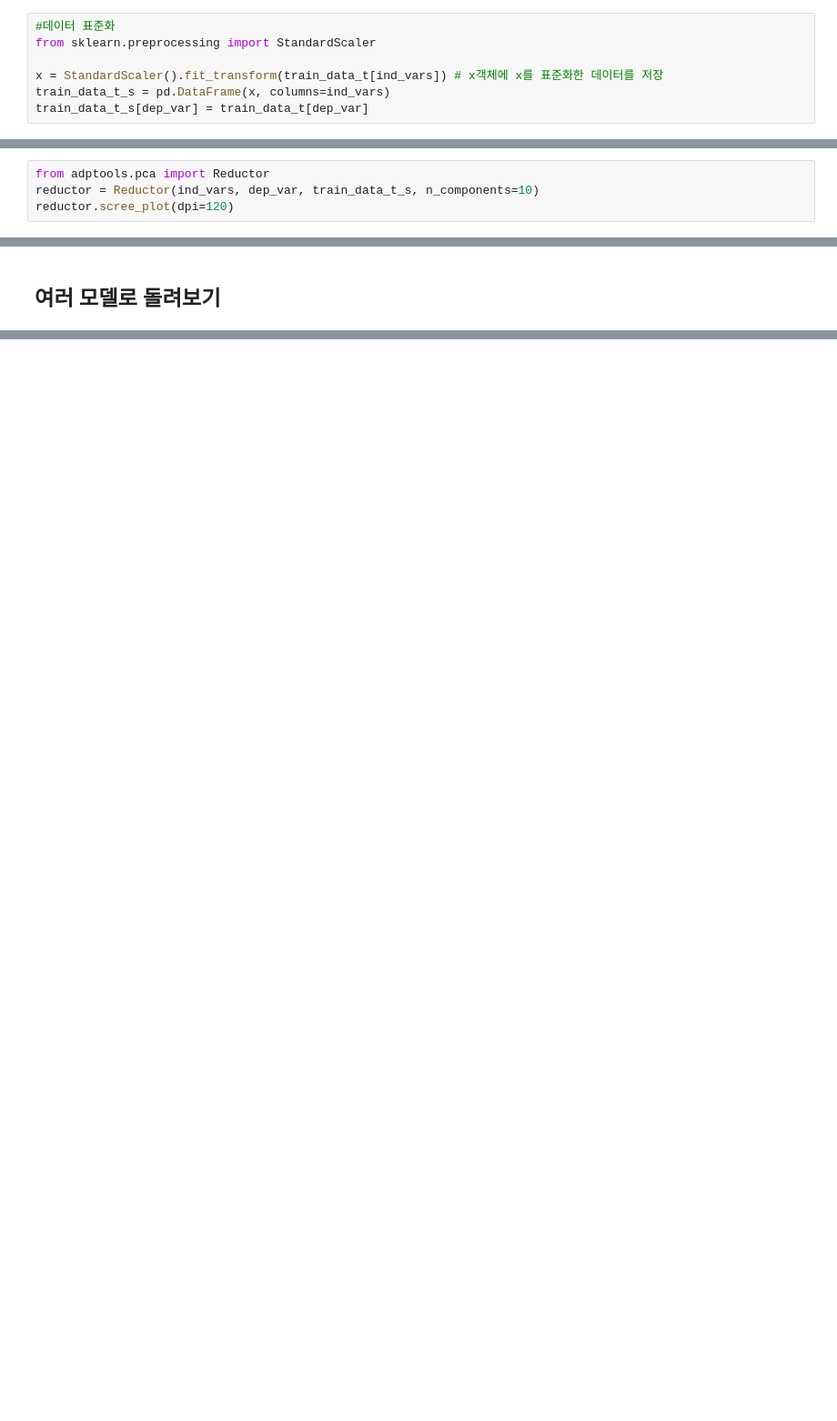
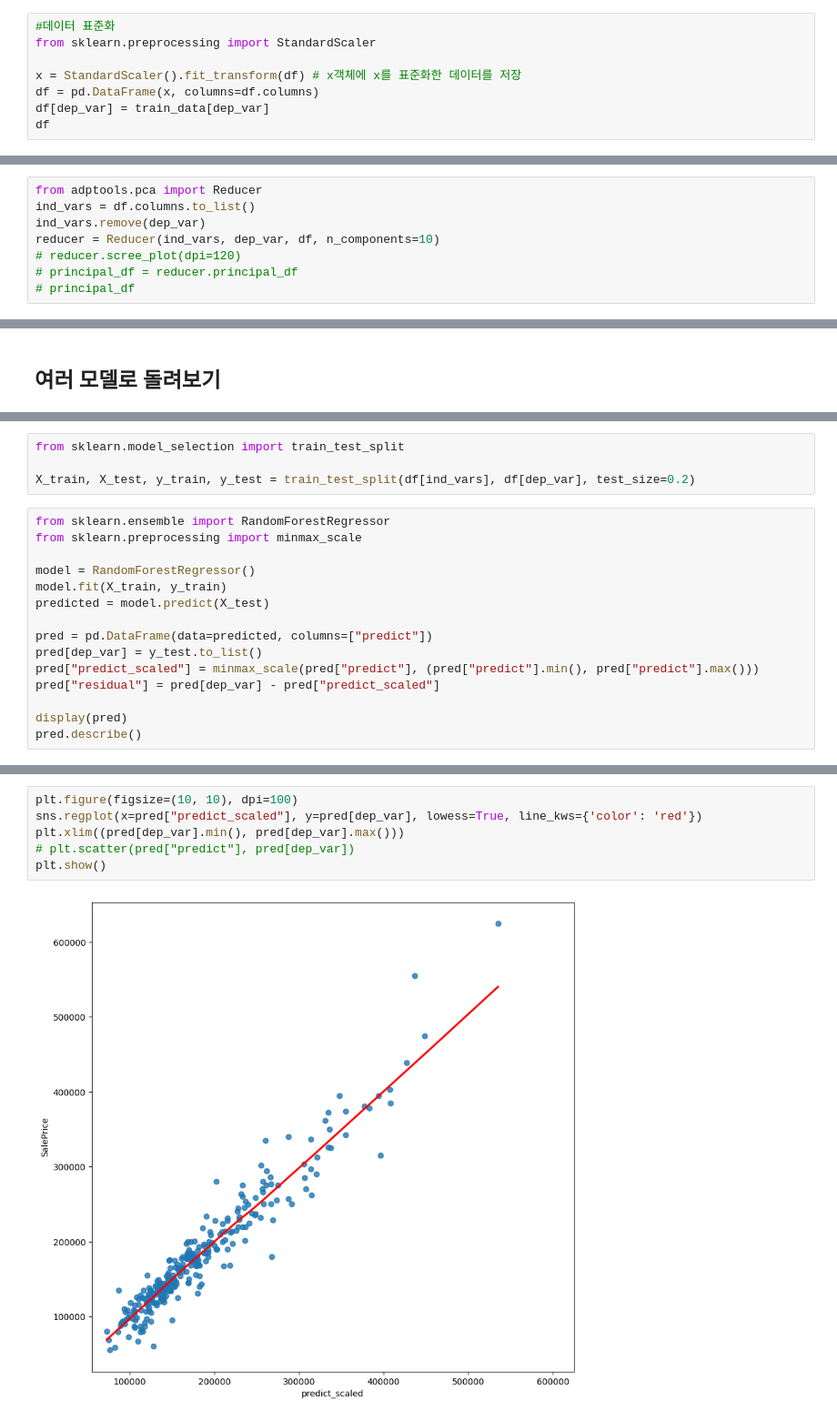
Before and after one commit to hrdkdh/kaggle, a Jupyter notebook: House Prices/house price predict_1st challenge(Random Forest).ipynb, the cells around one changed output, grey strips where cells are left out. Shown: that part at 91% size. Saved outputs shown, nothing was run; the diff lists cells and outputs as text; blank space fills up the shorter version.

```diff
--- a/House Prices/house price predict.ipynb
+++ b/House Prices/house price predict_1st challenge(Random Forest).ipynb
@@ -93,6 +105,7 @@ len(ind_vars)
 #데이터 표준화
 from sklearn.preprocessing import StandardScaler
 
-x = StandardScaler().fit_transform(train_data_t[ind_vars]) # x객체에 x를 표준화한 데이터를 저장
-train_data_t_s = pd.DataFrame(x, columns=ind_vars)
-train_data_t_s[dep_var] = train_data_t[dep_var]
+x = StandardScaler().fit_transform(df) # x객체에 x를 표준화한 데이터를 저장
+df = pd.DataFrame(x, columns=df.columns)
+df[dep_var] = train_data[dep_var]
+df
@@ -99,4 +126,8 @@ train_data_t_s[dep_var] = train_data_t[dep_var]
 # %%
-from adptools.pca import Reductor
-reductor = Reductor(ind_vars, dep_var, train_data_t_s, n_components=10)
-reductor.scree_plot(dpi=120)
+from adptools.pca import Reducer
+ind_vars = df.columns.to_list()
+ind_vars.remove(dep_var)
+reducer = Reducer(ind_vars, dep_var, df, n_components=10)
+# reducer.scree_plot(dpi=120)
+# principal_df = reducer.principal_df
+# principal_df
@@ -145,0 +136,19 @@ strong multicollinearity or other numerical problems.
+# %%
+from sklearn.model_selection import train_test_split
+
+X_train, X_test, y_train, y_test = train_test_split(df[ind_vars], df[dep_var], test_size=0.2)
+# %%
+from sklearn.ensemble import RandomForestRegressor
+from sklearn.preprocessing import minmax_scale
+
+model = RandomForestRegressor()
+model.fit(X_train, y_train)
+predicted = model.predict(X_test)
+
+pred = pd.DataFrame(data=predicted, columns=["predict"])
+pred[dep_var] = y_test.to_list()
+pred["predict_scaled"] = minmax_scale(pred["predict"], (pred["predict"].min(), pred["predict"].max()))
+pred["residual"] = pred[dep_var] - pred["predict_scaled"]
+
+display(pred)
+pred.describe()
@@ -145,0 +185,8 @@ strong multicollinearity or other numerical problems.
+# %%
+plt.figure(figsize=(10, 10), dpi=100)
+sns.regplot(x=pred["predict_scaled"], y=pred[dep_var], lowess=True, line_kws={'color': 'red'})
+plt.xlim((pred[dep_var].min(), pred[dep_var].max()))
+# plt.scatter(pred["predict"], pred[dep_var])
+plt.show()
+# %% [output]
+[figure, added]
```
Also changed, not shown: parts of 16 cells of this notebook, 1 other file.
